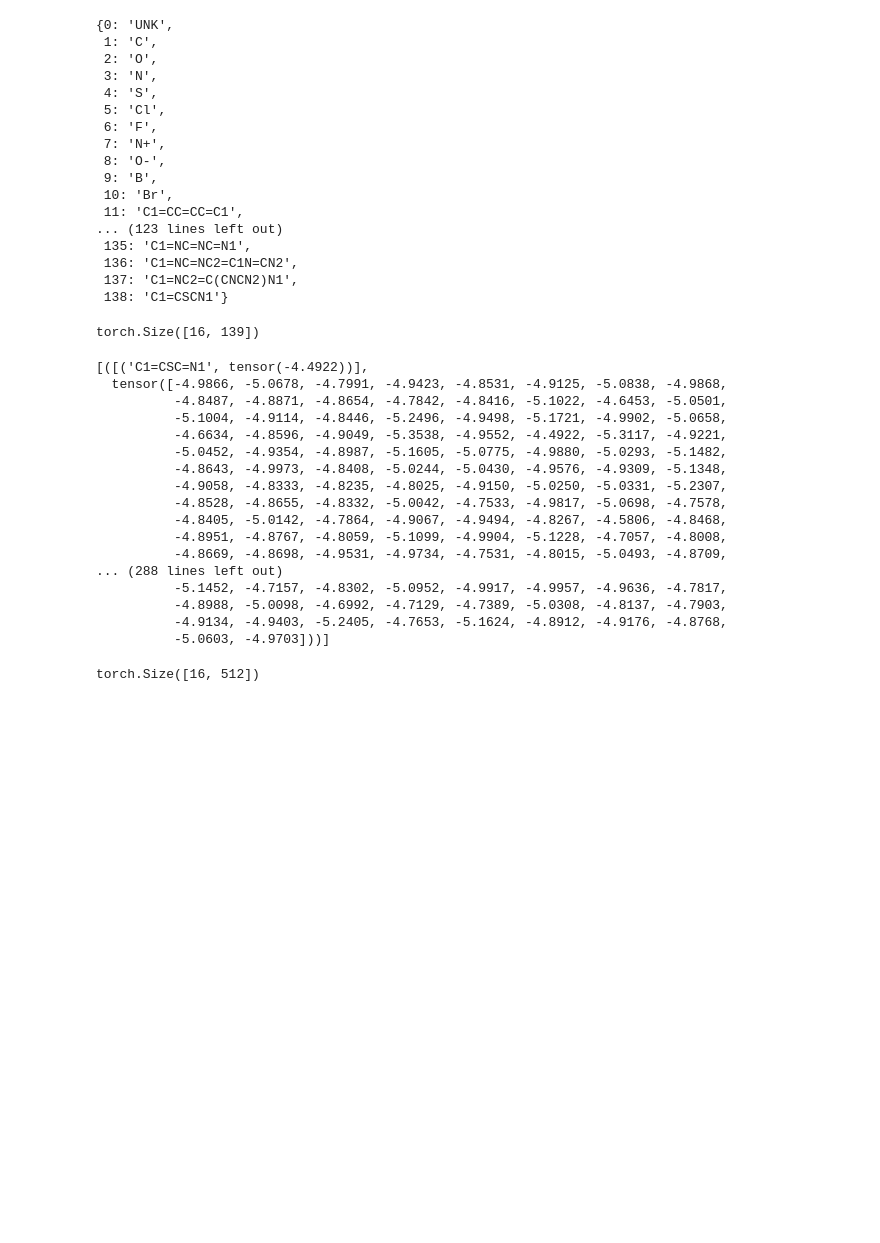
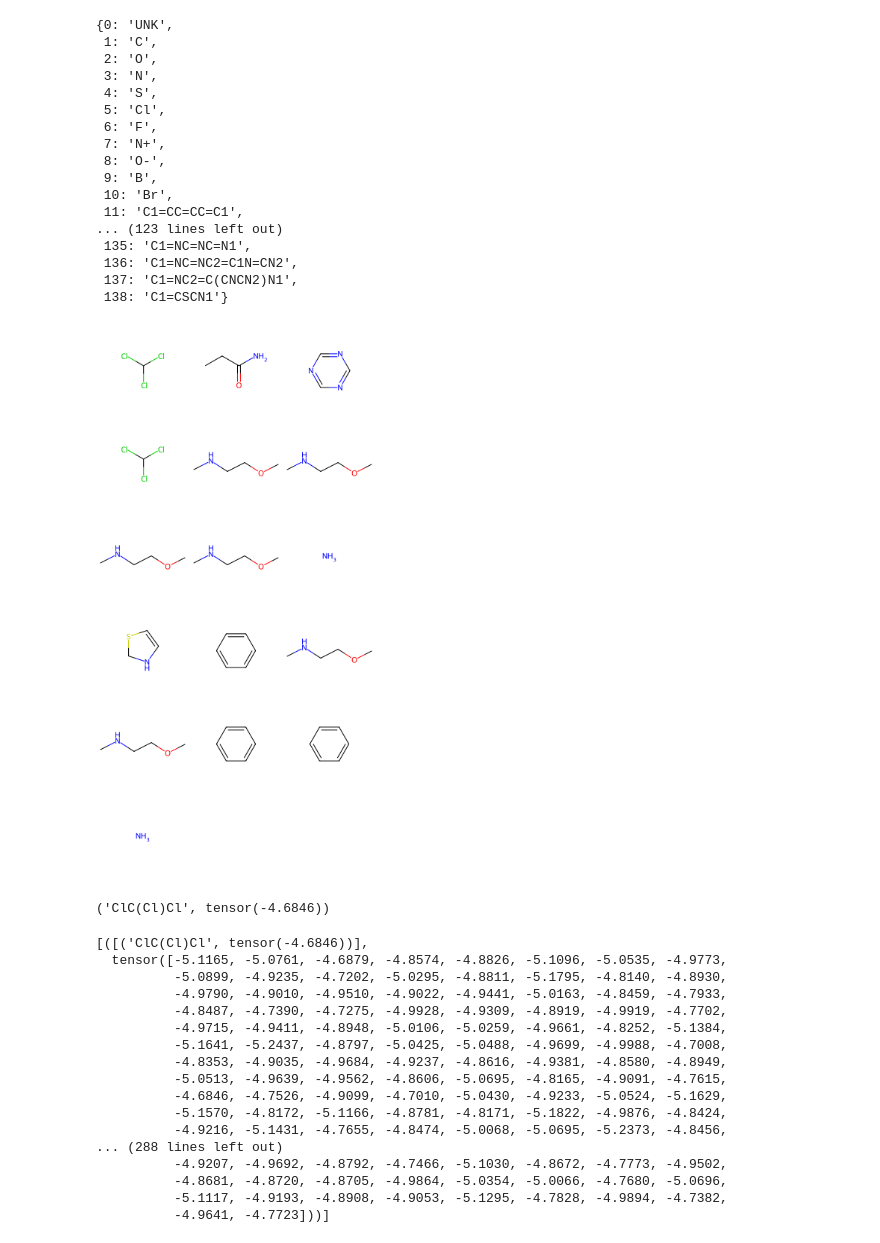
Before and after one commit to nomoresomethingwentwrong/GLDM, a Jupyter notebook: decode.ipynb, the cells around one changed output. Cells and saved outputs as stored; diff of their text form; code cells hidden in the pictures; blank space fills up the shorter version.

Commit message:
decode wip

```diff
--- a/decode.ipynb
+++ b/decode.ipynb
@@ -125,7 +124,7 @@ initial_molecules = None
 mol_ids = None
 store_generation_traces = False
 
-graph_representations = latent_representation
+graph_representations = latent_representations
 
 if initial_molecules is None:
     initial_molecules = [None] * len(graph_representations)
@@ -284,10 +287,6 @@ dataset.node_type_index_to_string
  136: 'C1=NC=NC2=C1N=CN2',
  137: 'C1=NC2=C(CNCN2)N1',
  138: 'C1=CSCN1'}
-# %%
-decoder._first_node_type_selector(latent_representations).shape
-# %% [output]
-torch.Size([16, 139])
 # %%
 from decoding_utils import sample_indices_from_logprobs
 import numpy as np
@@ -334,27 +333,34 @@ with torch.no_grad():
         first_atom_type_pick_results.append(
             (this_state_results, state_first_atom_type_logprobs)
         )
+# %%
+# def view_mol(,)
+from rdkit.Chem import Draw
+Draw.MolsToGridImage([Chem.MolFromSmiles(first_atom_type_pick_results[i][0][0][0]) for i in range(len(first_atom_type_pick_results))], subImgSize=(250,250))
+# Chem.MolFromSmiles(), Chem.MolFromSmiles(first_atom_type_pick_results[1][0][0][0])
+# %% [output]
+[figure, added]
+# %%
+first_atom_type_pick_results[0][0][0]
+# %% [output]
+('ClC(Cl)Cl', tensor(-4.6846))
 # %%
 first_atom_type_pick_results
 # %% [output]
-[([('C1=CSC=N1', tensor(-4.4922))],
-  tensor([-4.9866, -5.0678, -4.7991, -4.9423, -4.8531, -4.9125, -5.0838, -4.9868,
-          -4.8487, -4.8871, -4.8654, -4.7842, -4.8416, -5.1022, -4.6453, -5.0501,
-          -5.1004, -4.9114, -4.8446, -5.2496, -4.9498, -5.1721, -4.9902, -5.0658,
-          -4.6634, -4.8596, -4.9049, -5.3538, -4.9552, -4.4922, -5.3117, -4.9221,
-          -5.0452, -4.9354, -4.8987, -5.1605, -5.0775, -4.9880, -5.0293, -5.1482,
-          -4.8643, -4.9973, -4.8408, -5.0244, -5.0430, -4.9576, -4.9309, -5.1348,
-          -4.9058, -4.8333, -4.8235, -4.8025, -4.9150, -5.0250, -5.0331, -5.2307,
-          -4.8528, -4.8655, -4.8332, -5.0042, -4.7533, -4.9817, -5.0698, -4.7578,
-          -4.8405, -5.0142, -4.7864, -4.9067, -4.9494, -4.8267, -4.5806, -4.8468,
-          -4.8951, -4.8767, -4.8059, -5.1099, -4.9904, -5.1228, -4.7057, -4.8008,
-          -4.8669, -4.8698, -4.9531, -4.9734, -4.7531, -4.8015, -5.0493, -4.8709,
+[([('ClC(Cl)Cl', tensor(-4.6846))],
+  tensor([-5.1165, -5.0761, -4.6879, -4.8574, -4.8826, -5.1096, -5.0535, -4.9773,
+          -5.0899, -4.9235, -4.7202, -5.0295, -4.8811, -5.1795, -4.8140, -4.8930,
+          -4.9790, -4.9010, -4.9510, -4.9022, -4.9441, -5.0163, -4.8459, -4.7933,
+          -4.8487, -4.7390, -4.7275, -4.9928, -4.9309, -4.8919, -4.9919, -4.7702,
+          -4.9715, -4.9411, -4.8948, -5.0106, -5.0259, -4.9661, -4.8252, -5.1384,
+          -5.1641, -5.2437, -4.8797, -5.0425, -5.0488, -4.9699, -4.9988, -4.7008,
+          -4.8353, -4.9035, -4.9684, -4.9237, -4.8616, -4.9381, -4.8580, -4.8949,
+          -5.0513, -4.9639, -4.9562, -4.8606, -5.0695, -4.8165, -4.9091, -4.7615,
+          -4.6846, -4.7526, -4.9099, -4.7010, -5.0430, -4.9233, -5.0524, -5.1629,
+          -5.1570, -4.8172, -5.1166, -4.8781, -4.8171, -5.1822, -4.9876, -4.8424,
+          -4.9216, -5.1431, -4.7655, -4.8474, -5.0068, -5.0695, -5.2373, -4.8456,
 ... (288 lines left out)
-          -5.1452, -4.7157, -4.8302, -5.0952, -4.9917, -4.9957, -4.9636, -4.7817,
-          -4.8988, -5.0098, -4.6992, -4.7129, -4.7389, -5.0308, -4.8137, -4.7903,
-          -4.9134, -4.9403, -5.2405, -4.7653, -5.1624, -4.8912, -4.9176, -4.8768,
-          -5.0603, -4.9703]))]
+          -4.9207, -4.9692, -4.8792, -4.7466, -5.1030, -4.8672, -4.7773, -4.9502,
+          -4.8681, -4.8720, -4.8705, -4.9864, -5.0354, -5.0066, -4.7680, -5.0696,
+          -5.1117, -4.9193, -4.8908, -4.9053, -5.1295, -4.7828, -4.9894, -4.7382,
+          -4.9641, -4.7723]))]
-# %%
-molecule_representations.shape
-# %% [output]
-torch.Size([16, 512])
```
Also changed, not shown: parts of 28 cells of this notebook, 1 other file.
